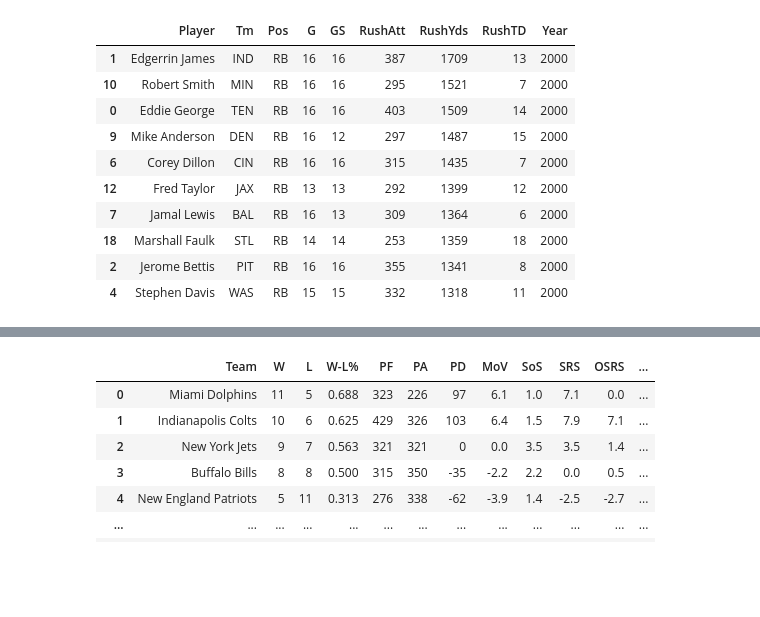
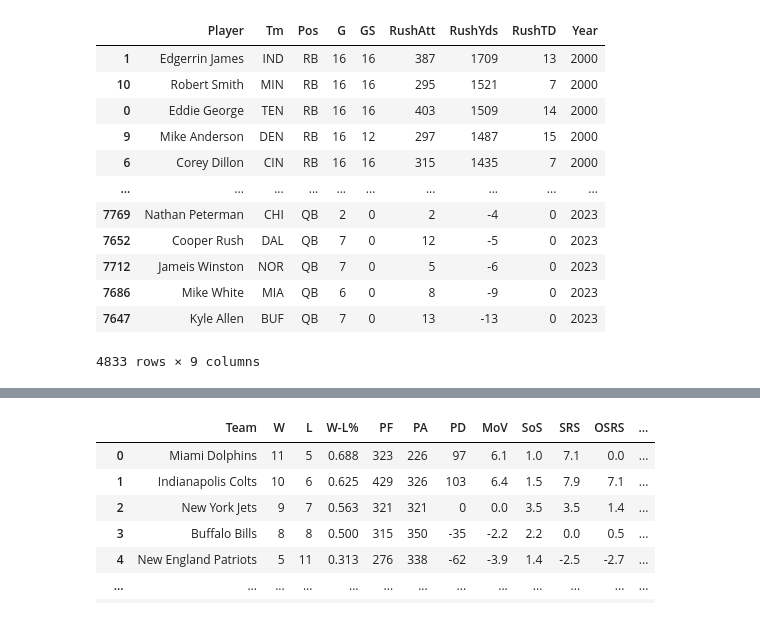
Before and after one commit to benjermanloo1/nfl-mvp-predictor, a Jupyter notebook: data-cleaning.ipynb, the cells around one changed output, grey strips where cells are left out. Cells and saved outputs as stored; diff of their text form; code cells hidden in the pictures; blank space fills up the shorter version.

```diff
--- a/data-cleaning.ipynb
+++ b/data-cleaning.ipynb
@@ -93,35 +172,38 @@ receiving
 # %%
 rushing = pd.read_csv("rushing.csv")
 
 del rushing["Unnamed: 0"]
 del rushing["Rk"]
 
 
 rushing["Player"] = rushing["Player"].str.replace("*", "", regex=False) # removing pro bowl indicator
 rushing["Player"] = rushing["Player"].str.replace("+", "", regex=False) # removing all-pro indicator
-rushing = rushing[rushing['Pos'].isin(['RB', 'QB'])] # filtering rbs/qbs
+rushing = rushing[rushing['Pos'].isin(['RB', 'QB'])] # both qbs/rbs
 
+# following pfr mvp table format
 rushing = rushing[["Player", "Tm", "Pos", "G", "GS", "Att", "Yds", "TD", "Year"]]
 
 rushing.rename(columns={'Att': 'RushAtt'}, inplace=True)
 rushing.rename(columns={'Yds': 'RushYds'}, inplace=True)
 rushing.rename(columns={'TD': 'RushTD'}, inplace=True)
 
 rushing = rushing.sort_values(by=['Year', 'RushYds'], ascending=[True, False])
 
 rushing.to_csv("cleaned-rushing.csv")
 
-rushing.head(10)
+rushing
 # %% [output]
 |  | Player | Tm | Pos | G | GS | RushAtt | RushYds | RushTD | Year |
 | 1 | Edgerrin James | IND | RB | 16 | 16 | 387 | 1709 | 13 | 2000 |
 | 10 | Robert Smith | MIN | RB | 16 | 16 | 295 | 1521 | 7 | 2000 |
 | 0 | Eddie George | TEN | RB | 16 | 16 | 403 | 1509 | 14 | 2000 |
 | 9 | Mike Anderson | DEN | RB | 16 | 12 | 297 | 1487 | 15 | 2000 |
 | 6 | Corey Dillon | CIN | RB | 16 | 16 | 315 | 1435 | 7 | 2000 |
-| 12 | Fred Taylor | JAX | RB | 13 | 13 | 292 | 1399 | 12 | 2000 |
-| 7 | Jamal Lewis | BAL | RB | 16 | 13 | 309 | 1364 | 6 | 2000 |
-| 18 | Marshall Faulk | STL | RB | 14 | 14 | 253 | 1359 | 18 | 2000 |
-| 2 | Jerome Bettis | PIT | RB | 16 | 16 | 355 | 1341 | 8 | 2000 |
-| 4 | Stephen Davis | WAS | RB | 15 | 15 | 332 | 1318 | 11 | 2000 |
+| ... | ... | ... | ... | ... | ... | ... | ... | ... | ... |
+| 7769 | Nathan Peterman | CHI | QB | 2 | 0 | 2 | -4 | 0 | 2023 |
+| 7652 | Cooper Rush | DAL | QB | 7 | 0 | 12 | -5 | 0 | 2023 |
+| 7712 | Jameis Winston | NOR | QB | 7 | 0 | 5 | -6 | 0 | 2023 |
+| 7686 | Mike White | MIA | QB | 6 | 0 | 8 | -9 | 0 | 2023 |
+| 7647 | Kyle Allen | BUF | QB | 7 | 0 | 13 | -13 | 0 | 2023 |
+4833 rows × 9 columns
 # %%
```
Also changed, not shown: parts of 11 cells of this notebook, 2 other files.
